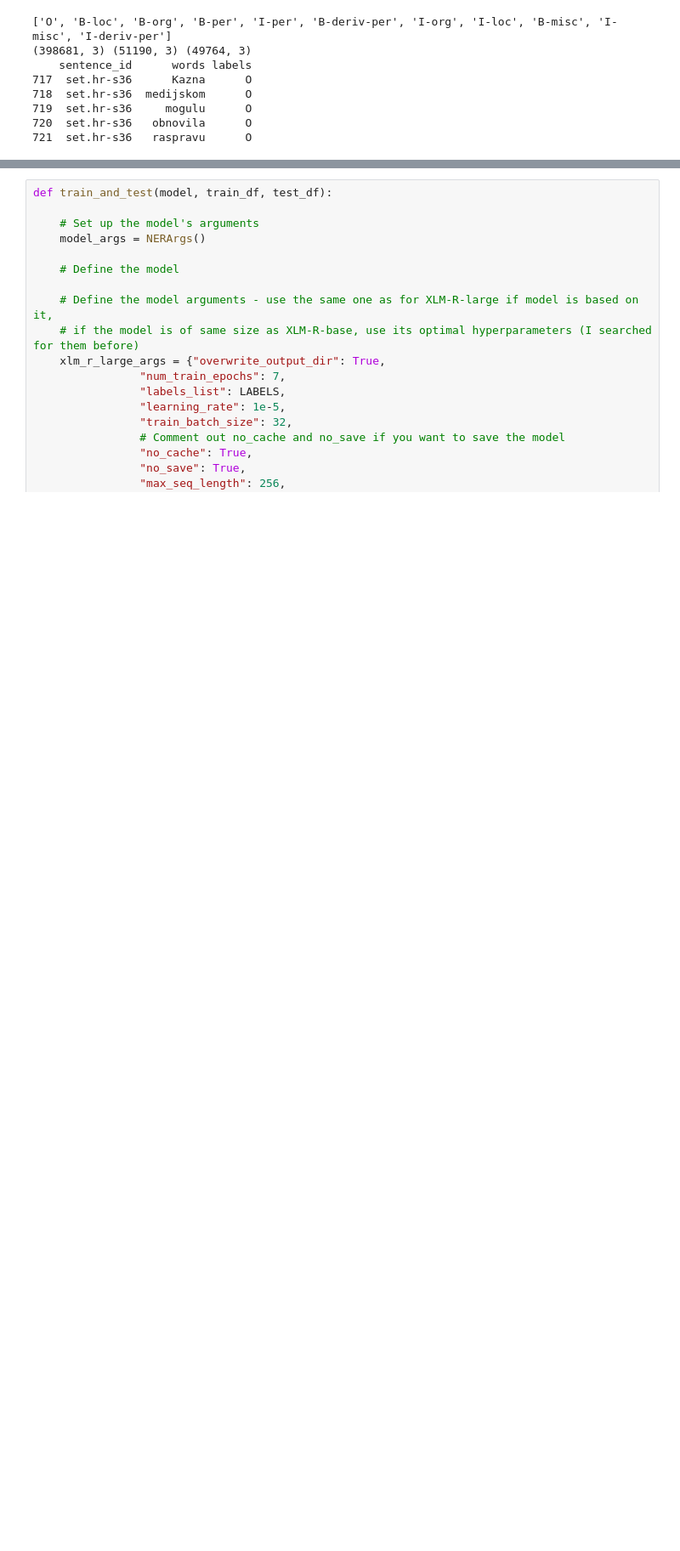
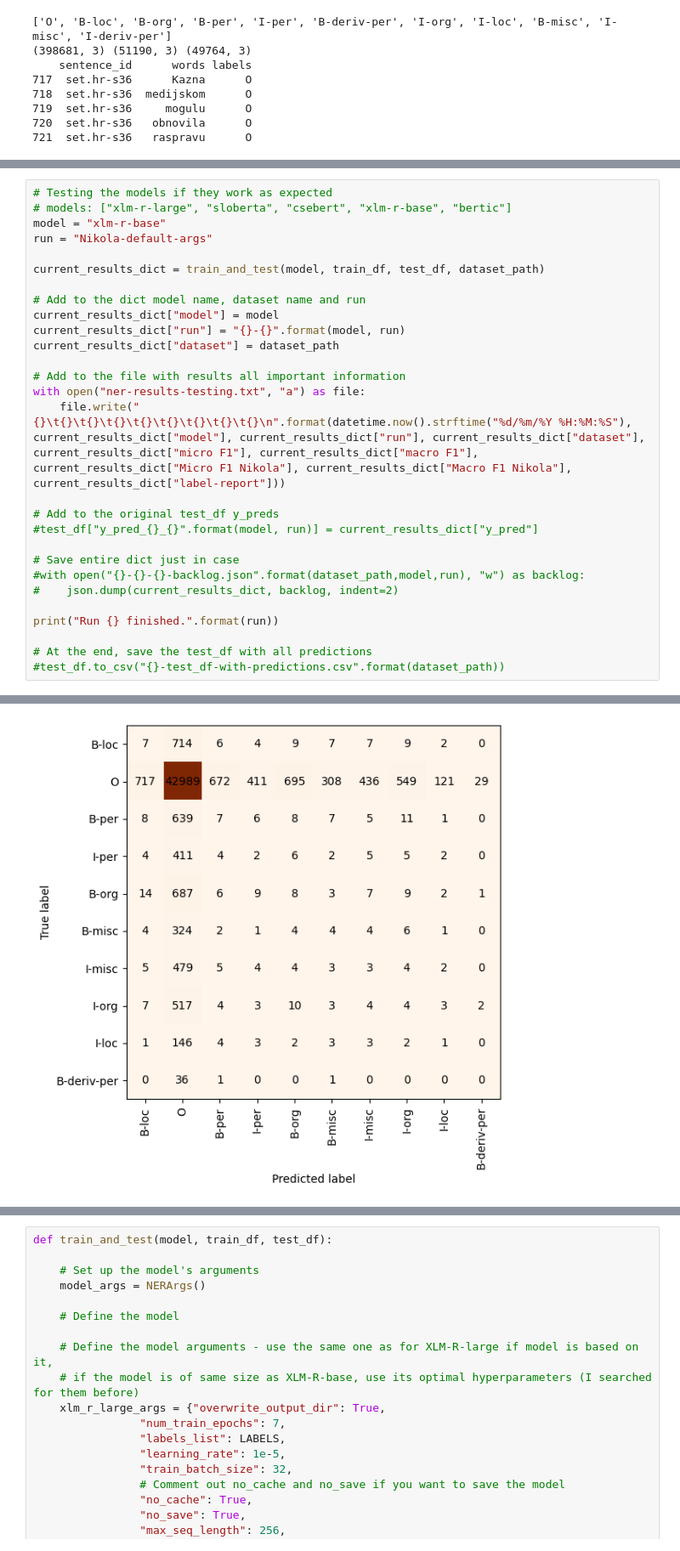
Before and after one commit to TajaKuzman/NER-recognition, a Jupyter notebook: ner-classification.ipynb, the cells around one changed output, grey strips where cells are left out. Shown: that part at 85% size. Drawn from its saved outputs; the diff is of its cells as text; blank space fills up the shorter version.

```diff
--- a/ner-classification.ipynb
+++ b/ner-classification.ipynb
@@ -198,0 +263,29 @@ test_df.head()
+# %%
+# Testing the models if they work as expected
+# models: ["xlm-r-large", "sloberta", "csebert", "xlm-r-base", "bertic"]
+model = "xlm-r-base"
+run = "Nikola-default-args"
+
+current_results_dict = train_and_test(model, train_df, test_df, dataset_path)
+
+# Add to the dict model name, dataset name and run
+current_results_dict["model"] = model
+current_results_dict["run"] = "{}-{}".format(model, run)
+current_results_dict["dataset"] = dataset_path
+
+# Add to the file with results all important information
+with open("ner-results-testing.txt", "a") as file:
+    file.write("{}\t{}\t{}\t{}\t{}\t{}\t{}\t{}\t{}\n".format(datetime.now().strftime("%d/%m/%Y %H:%M:%S"), current_results_dict["model"], current_results_dict["run"], current_results_dict["dataset"], current_results_dict["micro F1"], current_results_dict["macro F1"], current_results_dict["Micro F1 Nikola"], current_results_dict["Macro F1 Nikola"], current_results_dict["label-report"]))
+
+# Add to the original test_df y_preds
+#test_df["y_pred_{}_{}".format(model, run)] = current_results_dict["y_pred"]
+
+# Save entire dict just in case
+#with open("{}-{}-{}-backlog.json".format(dataset_path,model,run), "w") as backlog:
+#    json.dump(current_results_dict, backlog, indent=2)
+
+print("Run {} finished.".format(run))
+
+# At the end, save the test_df with all predictions
+#test_df.to_csv("{}-test_df-with-predictions.csv".format(dataset_path))
+# %% [output]
@@ -198,0 +306 @@ test_df.head()
+[figure, added]
```
Also changed, not shown: parts of 35 cells of this notebook, 10 other files.
